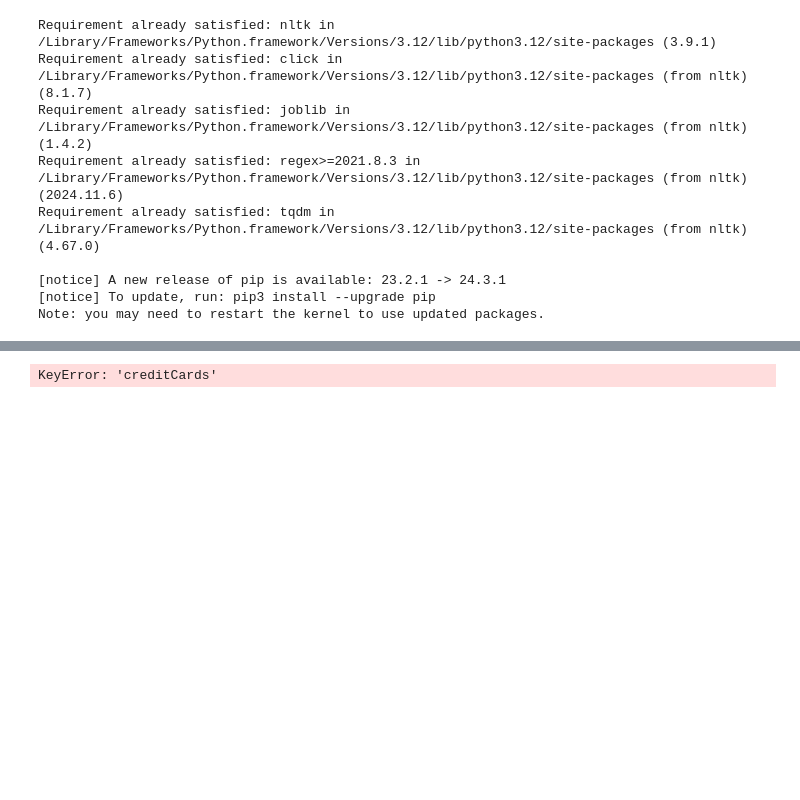
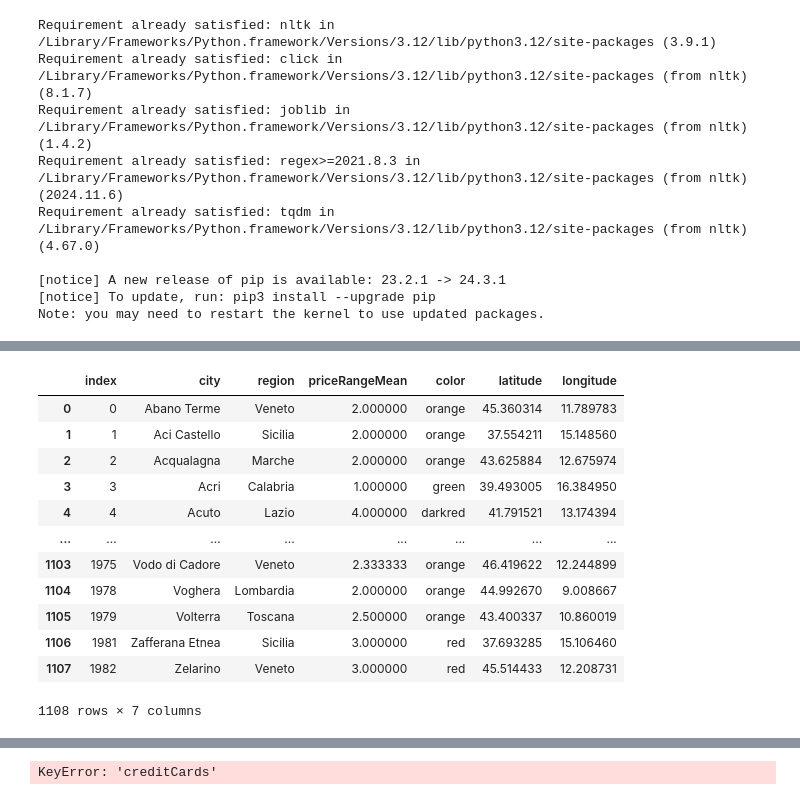
Before and after one commit to SimoneMantero/ADM-HW3, a Jupyter notebook: main.ipynb, the cells around one changed output, grey strips where cells are left out. Cells and saved outputs as stored; diff of their text form; code cells hidden in the pictures; blank space fills up the shorter version.

```diff
--- a/main.ipynb
+++ b/main.ipynb
@@ -457,0 +621,43 @@ display(results_df)
+# %%
+# creates a new df for the coordinates (city, latitude, longitude)
+df_coordinates = df[['city', 'coordinates']].copy()
+df_coordinates[['latitude', 'longitude']] = df_coordinates['coordinates'].apply(pd.Series)
+df_coordinates.drop(columns='coordinates', inplace=True)
+
+# calculate the mean of price ranges for each city
+df_city_price_mean = df.groupby('city')['priceValue'].mean().reset_index().rename(columns={'priceValue': 'priceRangeMean'})
+df_city_price_mean['color'] = df_city_price_mean['priceRangeMean'].round().map(price_colors)
+
+#display(df_city_price_mean)
+
+# we union data on 'city' column
+df_merged = pd.merge(df_city_price_mean, df_coordinates, on='city', how='left')
+df_merged = df_merged.drop_duplicates(subset='city').reset_index(drop=True)
+
+# we want to add in the final df all the informations we need inside the new map, se we add also regions
+df_regions = df[['city', 'region']].copy()
+
+# merge of the regions and positioning the field right after th cities one
+df_merged = pd.merge(df_merged, df_regions, on='city', how='left')
+df_merged.insert(df_merged.columns.get_loc('city') + 1, 'region', df_merged.pop('region'))
+
+# we filter the df to remove the NAN values of latitude and longitude
+df_filtered = df_merged.dropna(subset=['latitude', 'longitude'])
+# we filter further the df to also remove the duplicates cities
+df_filtered = df_filtered.drop_duplicates(subset='city').reset_index()
+
+display(df_filtered)
+# %% [output]
+|  | index | city | region | priceRangeMean | color | latitude | longitude |
+| 0 | 0 | Abano Terme | Veneto | 2.000000 | orange | 45.360314 | 11.789783 |
+| 1 | 1 | Aci Castello | Sicilia | 2.000000 | orange | 37.554211 | 15.148560 |
+| 2 | 2 | Acqualagna | Marche | 2.000000 | orange | 43.625884 | 12.675974 |
+| 3 | 3 | Acri | Calabria | 1.000000 | green | 39.493005 | 16.384950 |
+| 4 | 4 | Acuto | Lazio | 4.000000 | darkred | 41.791521 | 13.174394 |
+| ... | ... | ... | ... | ... | ... | ... | ... |
+| 1103 | 1975 | Vodo di Cadore | Veneto | 2.333333 | orange | 46.419622 | 12.244899 |
+| 1104 | 1978 | Voghera | Lombardia | 2.000000 | orange | 44.992670 | 9.008667 |
+| 1105 | 1979 | Volterra | Toscana | 2.500000 | orange | 43.400337 | 10.860019 |
+| 1106 | 1981 | Zafferana Etnea | Sicilia | 3.000000 | red | 37.693285 | 15.106460 |
+| 1107 | 1982 | Zelarino | Veneto | 3.000000 | red | 45.514433 | 12.208731 |
+1108 rows × 7 columns
```
Also changed, not shown: parts of 40 cells of this notebook, 5 other files.
